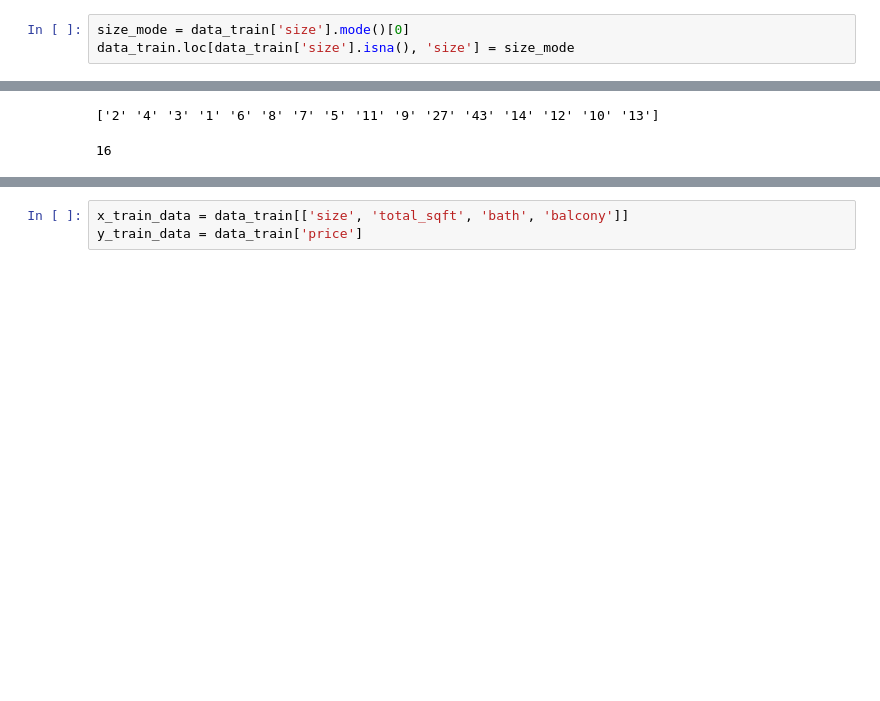
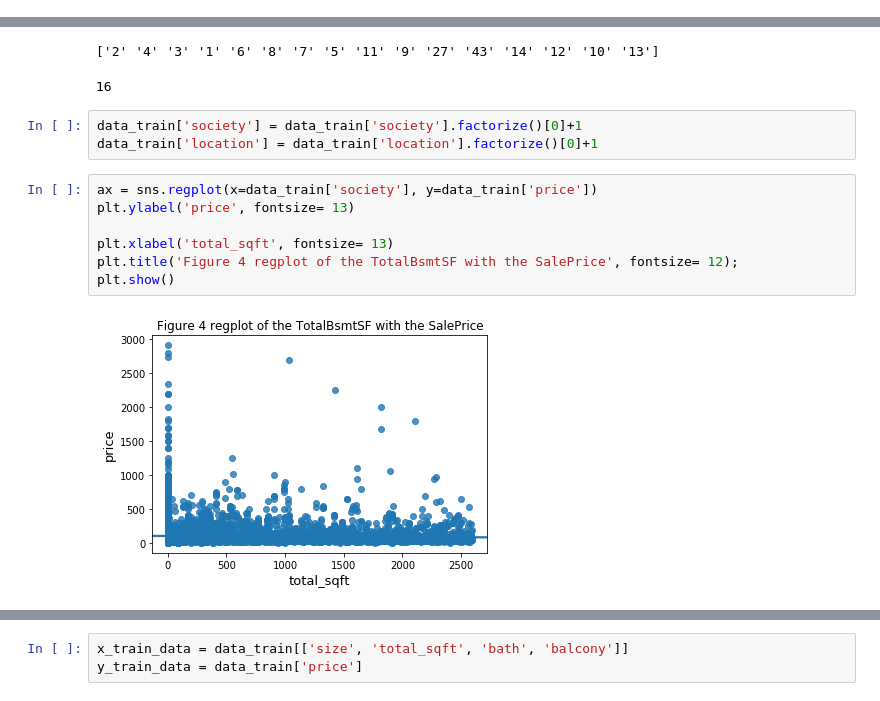
Before and after one commit to MDM0764/Bangalore-House-Price-Prediction, a Jupyter notebook: Bangalore_prediction.ipynb, the cells around one changed output, grey strips where cells are left out. Cells and saved outputs as stored; diff of their text form; blank space fills up the shorter version.

```diff
--- a/Bangalore_prediction.ipynb
+++ b/Bangalore_prediction.ipynb
@@ -142,9 +187,6 @@ len(data_train['size'].unique())
  '11 Bedroom' '43 Bedroom' '14 BHK' '8 BHK' '12 Bedroom' '10 Bedroom'
  '13 BHK']
 27
-# %%
-size_mode = data_train['size'].mode()[0]
-data_train.loc[data_train['size'].isna(), 'size'] = size_mode
 # %%
 data_train['size'] = data_train['size'].apply(lambda x: x.split(' ')[0])
 # %%
@@ -153,3 +195,15 @@ len(data_train['size'].unique())
 # %% [output]
 ['2' '4' '3' '1' '6' '8' '7' '5' '11' '9' '27' '43' '14' '12' '10' '13']
 16
+# %%
+data_train['society'] = data_train['society'].factorize()[0]+1
+data_train['location'] = data_train['location'].factorize()[0]+1
+# %%
+ax = sns.regplot(x=data_train['society'], y=data_train['price'])
+plt.ylabel('price', fontsize= 13)
+
+plt.xlabel('total_sqft', fontsize= 13)
+plt.title('Figure 4 regplot of the TotalBsmtSF with the SalePrice', fontsize= 12);
+plt.show()
+# %% [output]
+[figure, added]
```
Also changed, not shown: parts of 25 cells of this notebook, 2 other files.
